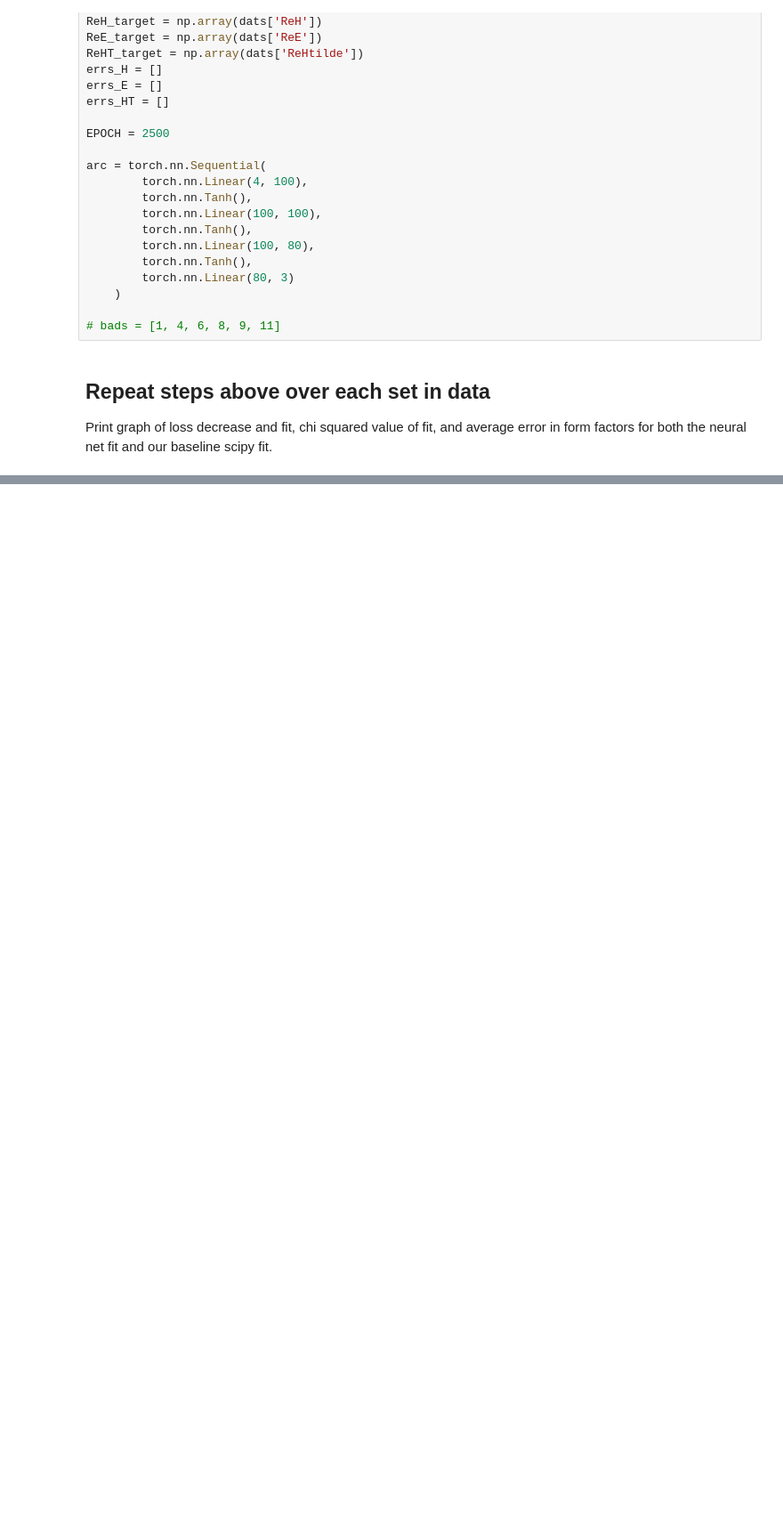
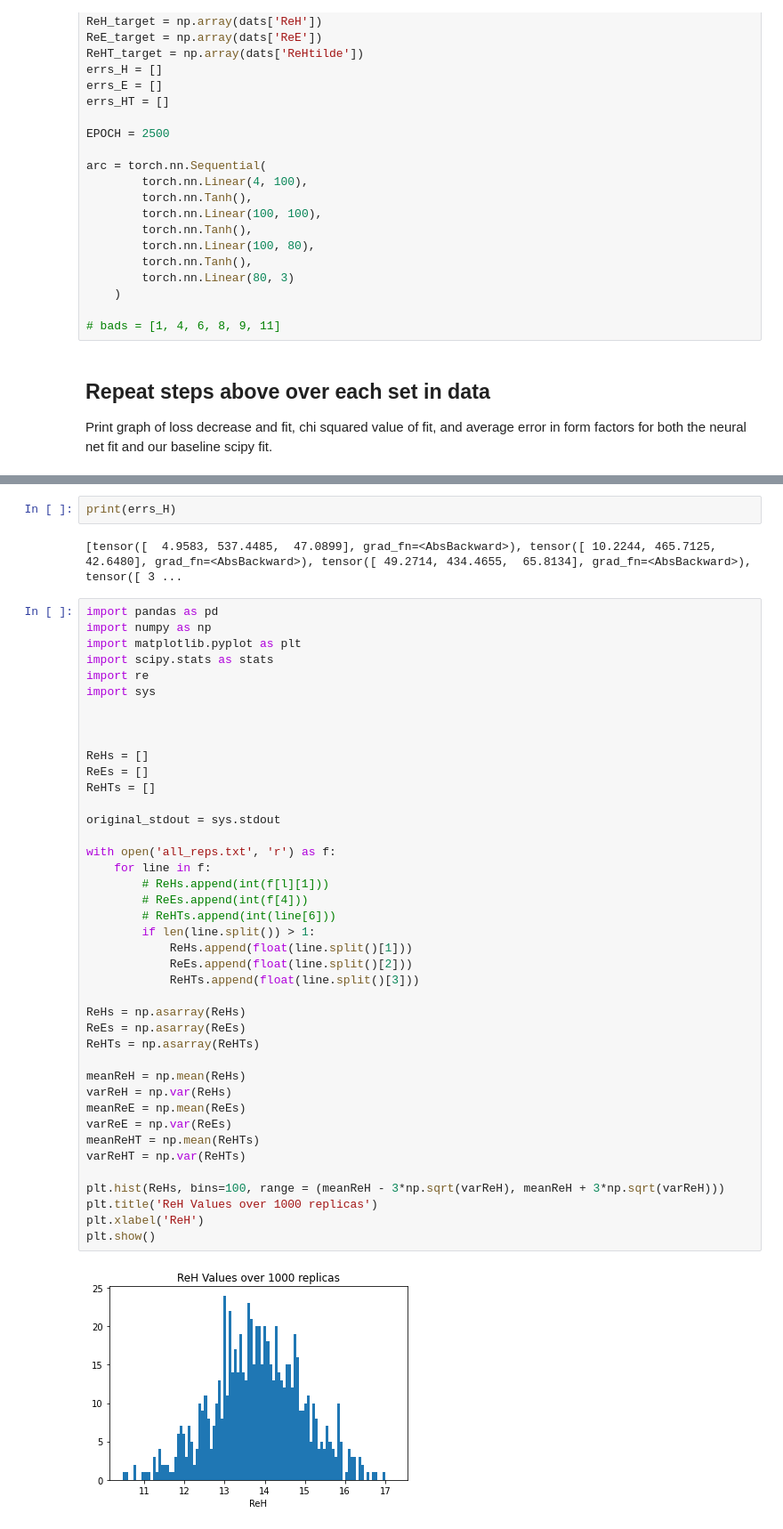
Before and after one commit to mattw65/Neural_Net, a Jupyter notebook: ExtractionNetBasic.ipynb, the cells around one changed output, grey strips where cells are left out. Shown at 89% size. Cells and saved outputs as stored; diff of their text form; blank space fills up the shorter version.

```diff
--- a/ExtractionNetBasic.ipynb
+++ b/ExtractionNetBasic.ipynb
@@ -365,0 +304,47 @@ Training Complete
+# %%
+print(errs_H)
+# %% [output]
+[tensor([  4.9583, 537.4485,  47.0899], grad_fn=<AbsBackward>), tensor([ 10.2244, 465.7125,  42.6480], grad_fn=<AbsBackward>), tensor([ 49.2714, 434.4655,  65.8134], grad_fn=<AbsBackward>), tensor([ 3 ...
+# %%
+import pandas as pd
+import numpy as np
+import matplotlib.pyplot as plt
+import scipy.stats as stats
+import re
+import sys
+
+
+
+ReHs = []
+ReEs = []
+ReHTs = []
+
+original_stdout = sys.stdout
+
+with open('all_reps.txt', 'r') as f:
+    for line in f:
+        # ReHs.append(int(f[l][1]))
+        # ReEs.append(int(f[4]))
+        # ReHTs.append(int(line[6]))
+        if len(line.split()) > 1:
+            ReHs.append(float(line.split()[1]))
+            ReEs.append(float(line.split()[2]))
+            ReHTs.append(float(line.split()[3]))
+
+ReHs = np.asarray(ReHs)
+ReEs = np.asarray(ReEs)
+ReHTs = np.asarray(ReHTs)
+
+meanReH = np.mean(ReHs)
+varReH = np.var(ReHs)
+meanReE = np.mean(ReEs)
+varReE = np.var(ReEs)
+meanReHT = np.mean(ReHTs)
+varReHT = np.var(ReHTs)
+
+plt.hist(ReHs, bins=100, range = (meanReH - 3*np.sqrt(varReH), meanReH + 3*np.sqrt(varReH)))
+plt.title('ReH Values over 1000 replicas')
+plt.xlabel('ReH')
+plt.show()
+# %% [output]
+[figure, added]
```
Also changed, not shown: parts of 7 cells of this notebook, 9 other files.
